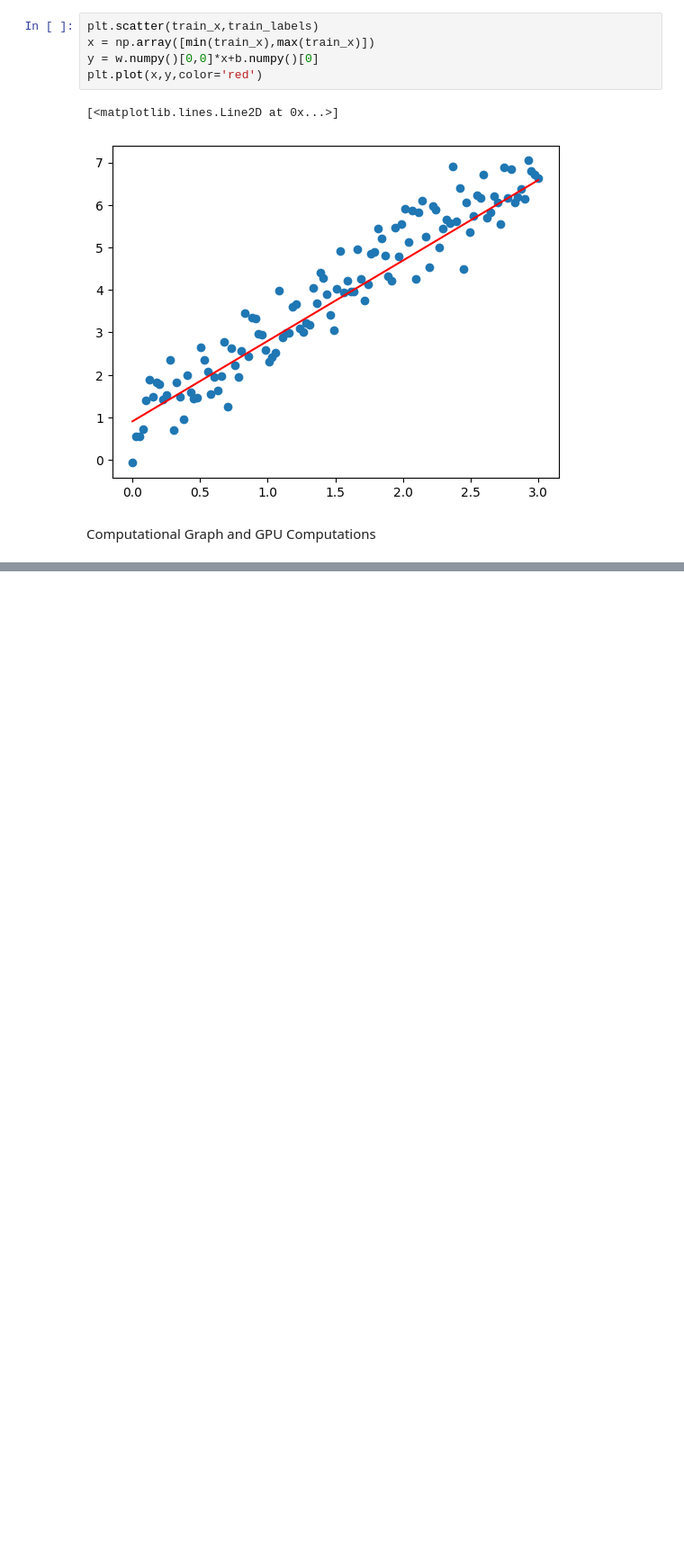
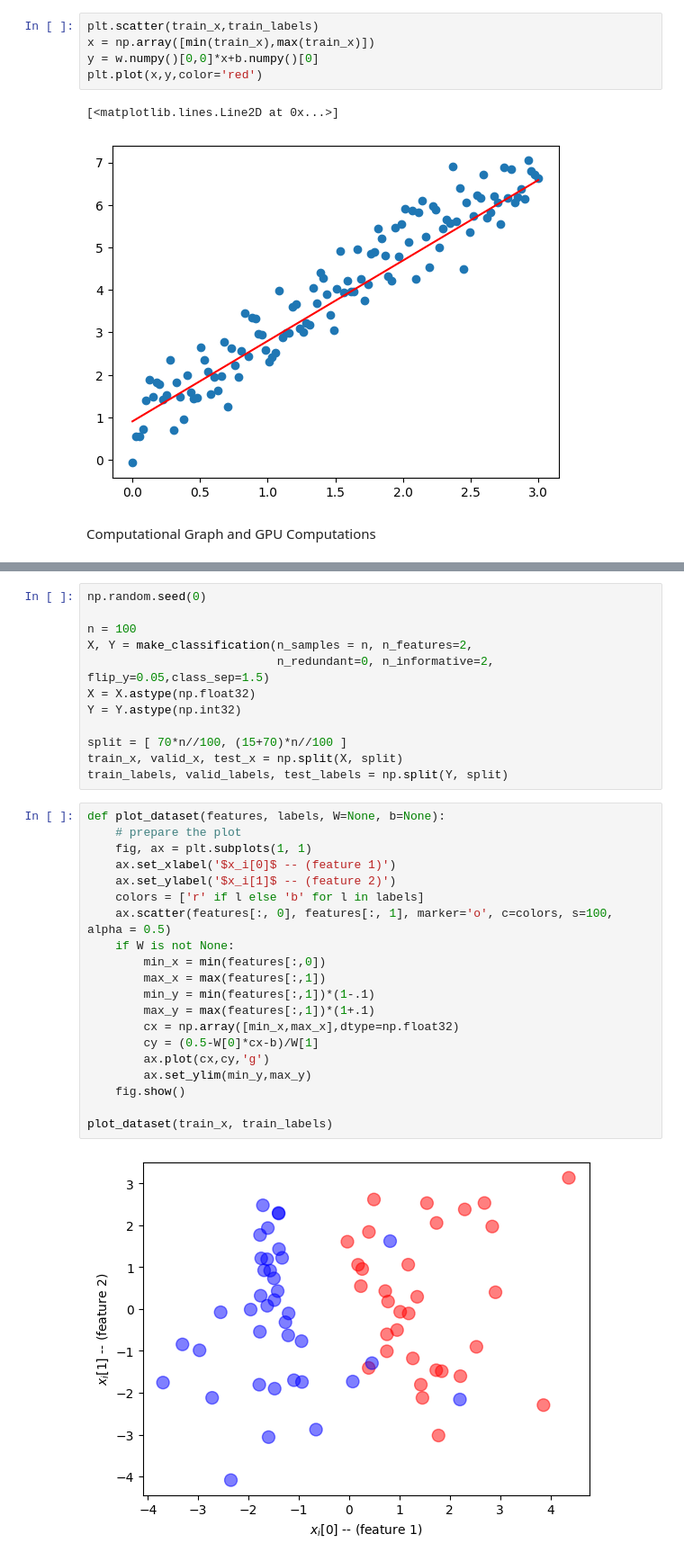
Before and after one commit to jsandtangen/Anvendt-AI---Deep-Learning, a Jupyter notebook: NeuralNetworks/Neural_Network_Frameworks/keras_TF.ipynb, the cells around one changed output, grey strips where cells are left out. Shown at 90% size. Saved outputs shown, nothing was run; the diff lists cells and outputs as text; blank space fills up the shorter version.

```diff
--- a/NeuralNetworks/Neural_Network_Frameworks/keras_TF.ipynb
+++ b/NeuralNetworks/Neural_Network_Frameworks/keras_TF.ipynb
@@ -82,3 +84,37 @@ def train_on_batch(x, y):
   w.assign_sub(learning_rate * dloss_dw)
   b.assign_sub(learning_rate * dloss_db)
   return loss
+# %%
+np.random.seed(0)
+
+n = 100
+X, Y = make_classification(n_samples = n, n_features=2,
+                           n_redundant=0, n_informative=2, flip_y=0.05,class_sep=1.5)
+X = X.astype(np.float32)
+Y = Y.astype(np.int32)
+
+split = [ 70*n//100, (15+70)*n//100 ]
+train_x, valid_x, test_x = np.split(X, split)
+train_labels, valid_labels, test_labels = np.split(Y, split)
+# %%
+def plot_dataset(features, labels, W=None, b=None):
+    # prepare the plot
+    fig, ax = plt.subplots(1, 1)
+    ax.set_xlabel('$x_i[0]$ -- (feature 1)')
+    ax.set_ylabel('$x_i[1]$ -- (feature 2)')
+    colors = ['r' if l else 'b' for l in labels]
+    ax.scatter(features[:, 0], features[:, 1], marker='o', c=colors, s=100, alpha = 0.5)
+    if W is not None:
+        min_x = min(features[:,0])
+        max_x = max(features[:,1])
+        min_y = min(features[:,1])*(1-.1)
+        max_y = max(features[:,1])*(1+.1)
+        cx = np.array([min_x,max_x],dtype=np.float32)
+        cy = (0.5-W[0]*cx-b)/W[1]
+        ax.plot(cx,cy,'g')
+        ax.set_ylim(min_y,max_y)
+    fig.show()
+
+plot_dataset(train_x, train_labels)
+# %% [output]
+[figure, added]
```
Also changed, not shown: parts of 6 cells of this notebook.
